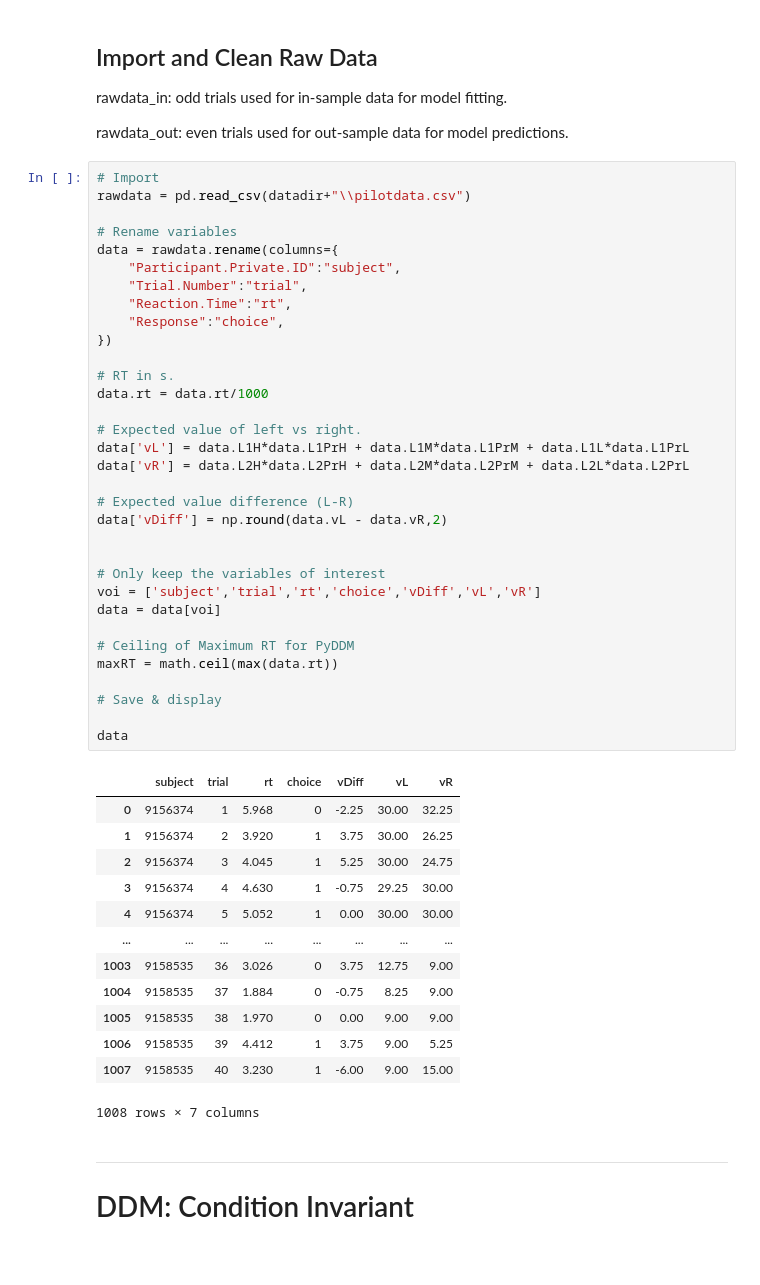
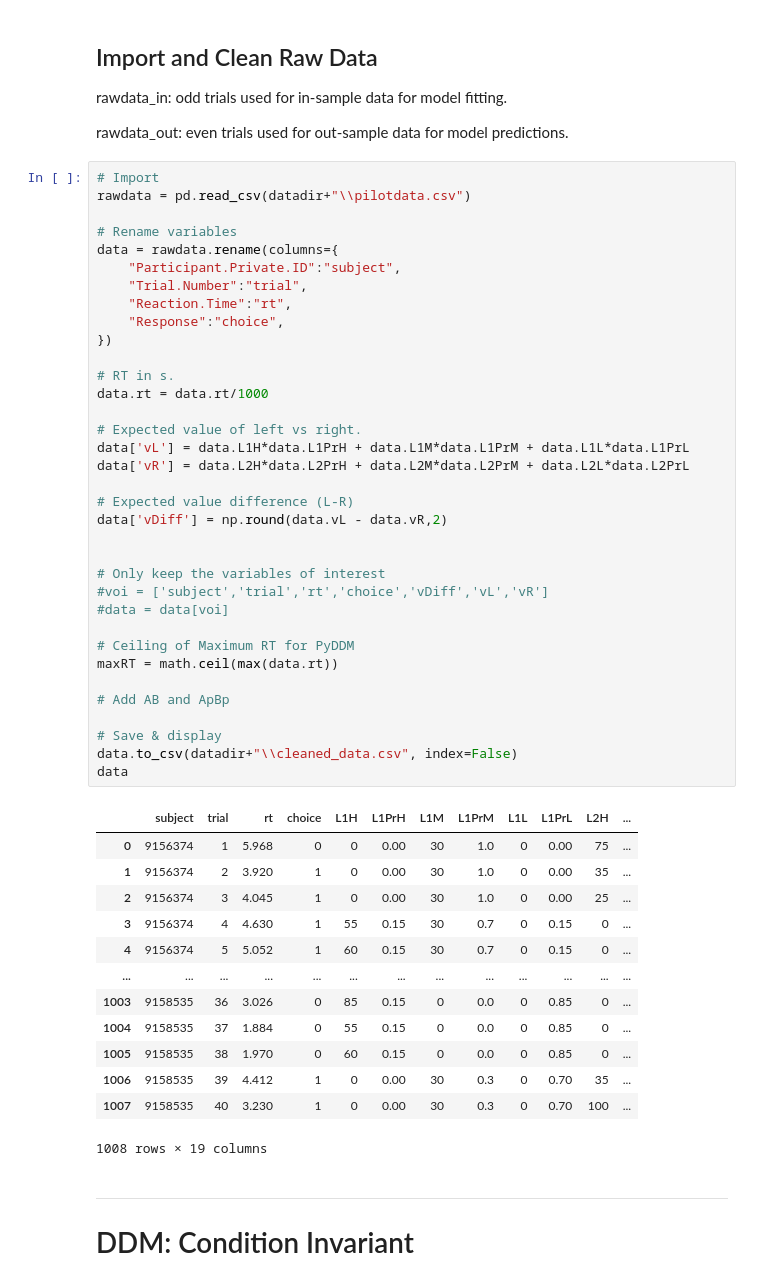
Before and after one commit to BrendenEum/2023-common-consequence, a Jupyter notebook: analysis/notebooks/NB3 - PyDDM.ipynb, the cells around one changed output. Drawn from its saved outputs; the diff is of its cells as text.

```diff
--- a/analysis/notebooks/NB3 - PyDDM.ipynb
+++ b/analysis/notebooks/NB3 - PyDDM.ipynb
@@ -49,49 +49,51 @@ rawdata_out: even trials used for out-sample data for model predictions.
 # Import
 rawdata = pd.read_csv(datadir+"\\pilotdata.csv")
 
 # Rename variables
 data = rawdata.rename(columns={
     "Participant.Private.ID":"subject",
     "Trial.Number":"trial",
     "Reaction.Time":"rt",
     "Response":"choice",
 })
 
 # RT in s.
 data.rt = data.rt/1000
 
 # Expected value of left vs right.
 data['vL'] = data.L1H*data.L1PrH + data.L1M*data.L1PrM + data.L1L*data.L1PrL
 data['vR'] = data.L2H*data.L2PrH + data.L2M*data.L2PrM + data.L2L*data.L2PrL
 
 # Expected value difference (L-R)
 data['vDiff'] = np.round(data.vL - data.vR,2)
 
 
 # Only keep the variables of interest
-voi = ['subject','trial','rt','choice','vDiff','vL','vR']
-data = data[voi]
+#voi = ['subject','trial','rt','choice','vDiff','vL','vR']
+#data = data[voi]
 
 # Ceiling of Maximum RT for PyDDM
 maxRT = math.ceil(max(data.rt))
 
+# Add AB and ApBp
+
 # Save & display
-
+data.to_csv(datadir+"\\cleaned_data.csv", index=False)
 data
 # %% [output]
-|  | subject | trial | rt | choice | vDiff | vL | vR |
-| 0 | 9156374 | 1 | 5.968 | 0 | -2.25 | 30.00 | 32.25 |
-| 1 | 9156374 | 2 | 3.920 | 1 | 3.75 | 30.00 | 26.25 |
-| 2 | 9156374 | 3 | 4.045 | 1 | 5.25 | 30.00 | 24.75 |
-| 3 | 9156374 | 4 | 4.630 | 1 | -0.75 | 29.25 | 30.00 |
-| 4 | 9156374 | 5 | 5.052 | 1 | 0.00 | 30.00 | 30.00 |
-| ... | ... | ... | ... | ... | ... | ... | ... |
-| 1003 | 9158535 | 36 | 3.026 | 0 | 3.75 | 12.75 | 9.00 |
-| 1004 | 9158535 | 37 | 1.884 | 0 | -0.75 | 8.25 | 9.00 |
-| 1005 | 9158535 | 38 | 1.970 | 0 | 0.00 | 9.00 | 9.00 |
-| 1006 | 9158535 | 39 | 4.412 | 1 | 3.75 | 9.00 | 5.25 |
-| 1007 | 9158535 | 40 | 3.230 | 1 | -6.00 | 9.00 | 15.00 |
+|  | subject | trial | rt | choice | L1H | L1PrH | L1M | L1PrM | L1L | L1PrL | L2H | ... |
+| 0 | 9156374 | 1 | 5.968 | 0 | 0 | 0.00 | 30 | 1.0 | 0 | 0.00 | 75 | ... |
+| 1 | 9156374 | 2 | 3.920 | 1 | 0 | 0.00 | 30 | 1.0 | 0 | 0.00 | 35 | ... |
+| 2 | 9156374 | 3 | 4.045 | 1 | 0 | 0.00 | 30 | 1.0 | 0 | 0.00 | 25 | ... |
+| 3 | 9156374 | 4 | 4.630 | 1 | 55 | 0.15 | 30 | 0.7 | 0 | 0.15 | 0 | ... |
+| 4 | 9156374 | 5 | 5.052 | 1 | 60 | 0.15 | 30 | 0.7 | 0 | 0.15 | 0 | ... |
+| ... | ... | ... | ... | ... | ... | ... | ... | ... | ... | ... | ... | ... |
+| 1003 | 9158535 | 36 | 3.026 | 0 | 85 | 0.15 | 0 | 0.0 | 0 | 0.85 | 0 | ... |
+| 1004 | 9158535 | 37 | 1.884 | 0 | 55 | 0.15 | 0 | 0.0 | 0 | 0.85 | 0 | ... |
+| 1005 | 9158535 | 38 | 1.970 | 0 | 60 | 0.15 | 0 | 0.0 | 0 | 0.85 | 0 | ... |
+| 1006 | 9158535 | 39 | 4.412 | 1 | 0 | 0.00 | 30 | 0.3 | 0 | 0.70 | 35 | ... |
+| 1007 | 9158535 | 40 | 3.230 | 1 | 0 | 0.00 | 30 | 0.3 | 0 | 0.70 | 100 | ... |
-1008 rows × 7 columns
+1008 rows × 19 columns
 # %% [markdown]
 ---
 # DDM: Condition Invariant
```
Also changed, not shown: parts of 5 cells of this notebook, 28 other files.
